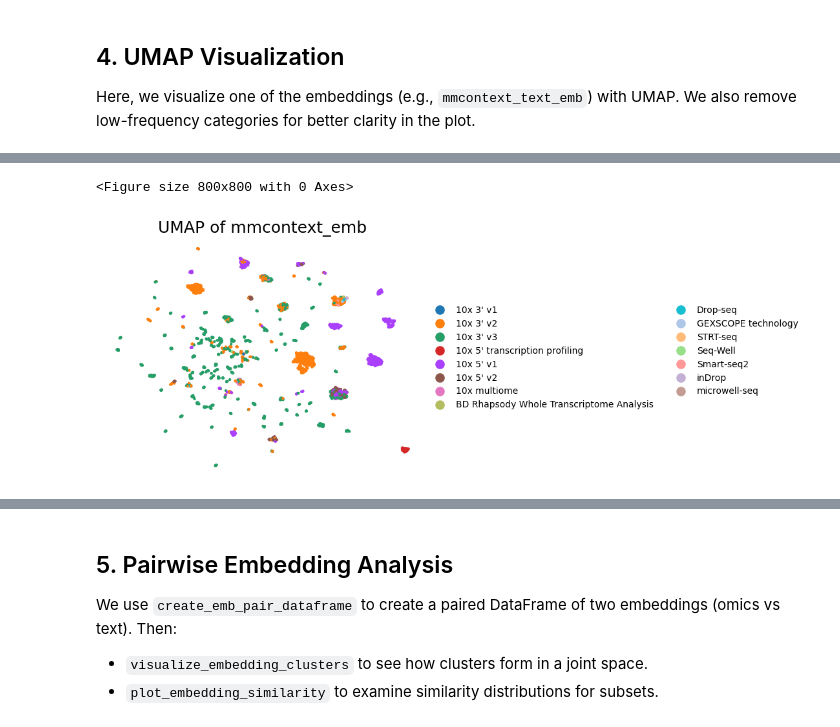
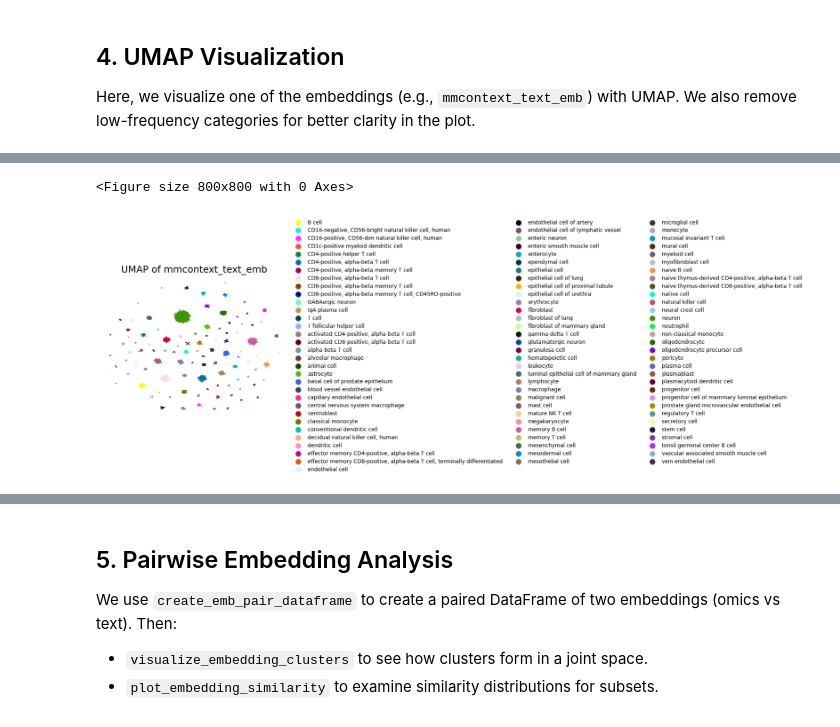
Before and after one commit to mengerj/mmcontext, a Jupyter notebook: exploratory/notebooks/eval_model.ipynb, the cells around one changed output, grey strips where cells are left out. Saved outputs shown, nothing was run; the diff lists cells and outputs as text; code cells hidden in the pictures.

Commit message:
WIP: evaluating models

```diff
--- a/exploratory/notebooks/eval_model.ipynb
+++ b/exploratory/notebooks/eval_model.ipynb
@@ -44,12 +44,12 @@ logger = setup_logging()
 SAVE_RESULTS = False  # Optionally toggle saving results
 SAVE_FIGURES = False  # Optionally toggle saving figures
 
-MODEL_NAME = "jo-mengr/mmcontext-geo7k-cellxgene3.5k-multiplets"  # Example model name
-DATASET_NAME = "cellxgene_pseudo_bulk_3_5k_multiplets_natural_language_annotation"  # Example dataset name
+MODEL_NAME = "jo-mengr/mmcontext-3_5k-cell_type-geneformer-2048"  # Example model name
+DATASET_NAME = "cellxgene_pseudo_bulk_3_5k_pairs_cell_type"  # Example dataset name
 
 # These keys can be adapted to your AnnData
-BATCH_KEY = "assay"
-LABEL_KEY = "cell_type"  # The column used for cell type labels
+BATCH_KEY = "dataset_title"
+LABEL_KEY = "cell_type"  # The column used for bio labels
 # Additional keys for scibEvaluator
 EMBEDDING_KEYS = [
     "mmcontext_emb",
@@ -64,7 +64,7 @@ EMBEDDING_KEYS = [
 # Zero-shot classification function parameters
 ZERO_SHOT_LABEL_KEY = LABEL_KEY
 ZERO_SHOT_EMB_KEY = "mmcontext_emb"
-ZERO_SHOT_TEXT_TEMPLATE = "A sample of {} from a healthy individual"
+ZERO_SHOT_TEXT_TEMPLATE = {}  # "A sample of {} from a healthy individual"
 
 logger.info("Configuration parameters set.")
 # %% [output]
@@ -73,7 +74,7 @@ logger.info("Configuration parameters set.")
 ## 2. Data Loading
 # %%
 logger.info("Loading dataset from HuggingFace...")
-dataset = load_dataset(f"jo-mengr/{DATASET_NAME}")
+dataset = load_dataset(f"jo-mengr/{DATASET_NAME}", download_mode="force_redownload")
 
 logger.info("Splitting to test subset...")
 test_dataset = dataset["train"]
@@ -109,4 +110,4 @@ AnnData object with n_obs × n_vars = 3150 × 22085
 # %%
 # If the dataset has "pairs" in the same, filter the label column for == 1.0
 if "pairs" in DATASET_NAME:
-    test_dataset = test_dataset.filter(lambda x: x[LABEL_KEY] == 1.0)
+    test_dataset = test_dataset.filter(lambda x: x["label"] == 1.0)
@@ -149,0 +136,9 @@ AnnData object with n_obs × n_vars = 3150 × 22085
+# %%
+logger.info("Generating text embeddings with pre-trained multi-modal model...")
+text_annotations = adata.obs[LABEL_KEY].values.tolist()
+text_embeddings = model.encode(text_annotations)
+logger.info("Generating text embeddings with original text model...")
+text_encoder_name = model[0].text_encoder_name
+text_model = SentenceTransformer(text_encoder_name)
+text_embeddings_original = text_model.encode(text_annotations)
+logger.info("Embedding generation complete.")
@@ -154,12 +171,14 @@ Here, we visualize one of the embeddings (e.g., `mmcontext_text_emb`) with UMAP.
 # %%
 logger.info("Consolidating low-frequency categories...")
-adata_cut = consolidate_low_frequency_categories(adata, [LABEL_KEY], threshold=10)
+LABEL_KEY = "cell_type"
+adata_cut = adata.copy()
+adata_cut = consolidate_low_frequency_categories(adata_cut, [LABEL_KEY], threshold=60, remove=True)
 
 # The color_key can be changed to anything in adata.obs, e.g. BATCH_KEY or LABEL_KEY.
-color_key = BATCH_KEY
+color_key = LABEL_KEY
 
 logger.info("Plotting UMAP...")
-plot_umap(adata_cut, color_key=color_key, embedding_key="mmcontext_emb")
+plot_umap(adata_cut, color_key=color_key, embedding_key="mmcontext_text_emb")
 
 if SAVE_FIGURES:
     import matplotlib.pyplot as plt
@@ -174,2 +193,2 @@ if SAVE_FIGURES:
 <Figure size 800x800 with 0 Axes>
-[figure, old version]
+[figure, new version]
```
Also changed, not shown: parts of 19 cells of this notebook.
